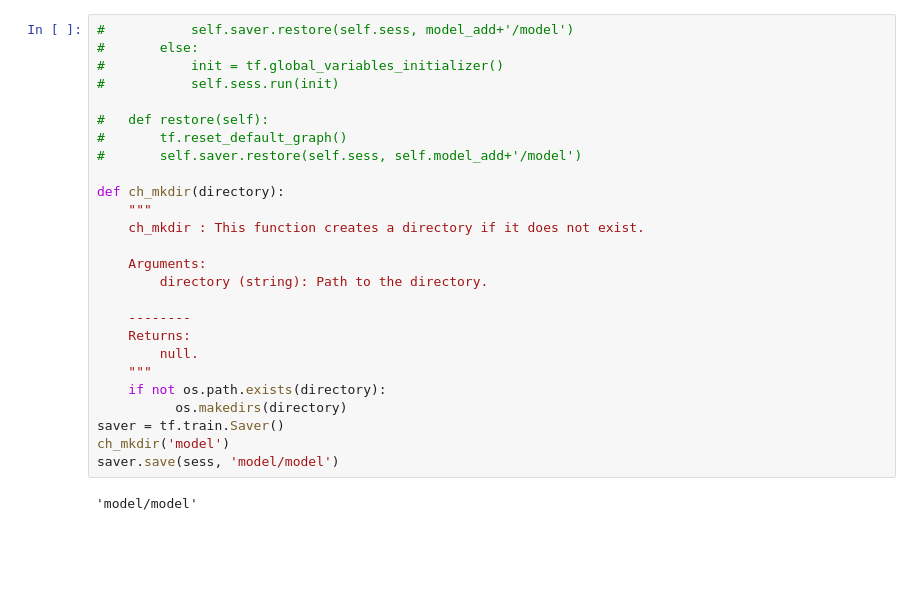
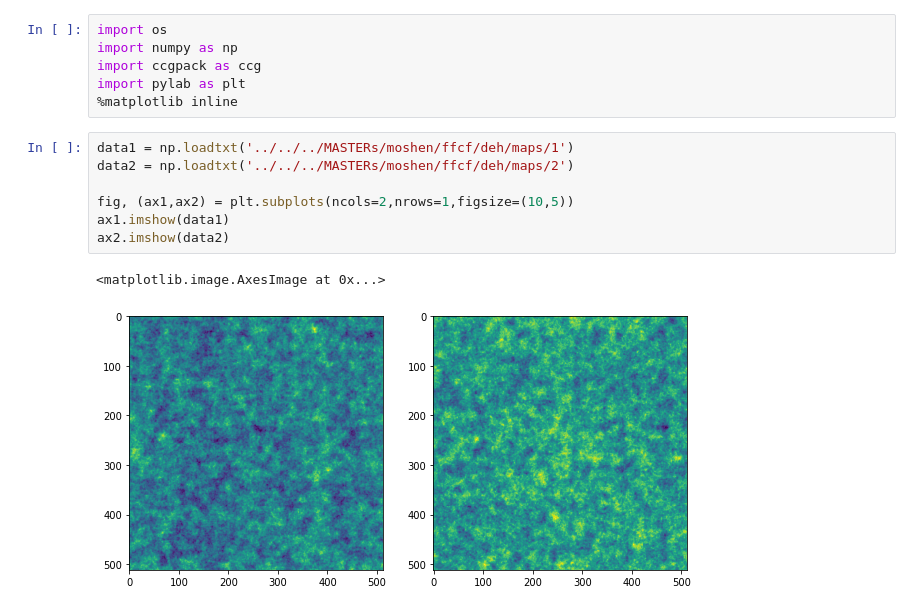
Before and after one commit to vafaei-ar/ccgpack, a Jupyter notebook: notebooks/sample.ipynb, the cells around one changed output. Cells and saved outputs as stored; diff of their text form; blank space fills up the shorter version.

```diff
--- a/notebooks/sample.ipynb
+++ b/notebooks/sample.ipynb
@@ -246,28 +1,16 @@ plt.imshow(my_i[:,:,0])
-# %%
-# 			self.saver.restore(self.sess, model_add+'/model')
-# 		else:
-# 			init = tf.global_variables_initializer()
-# 			self.sess.run(init)
-
-# 	def restore(self):
-# 		tf.reset_default_graph()
-# 		self.saver.restore(self.sess, self.model_add+'/model')
-
-def ch_mkdir(directory):
-    """
-    ch_mkdir : This function creates a directory if it does not exist.
-
-    Arguments:
-        directory (string): Path to the directory.
-
-    --------
-    Returns:
-        null.
-    """
-    if not os.path.exists(directory):
-          os.makedirs(directory)
-saver = tf.train.Saver()
-ch_mkdir('model')
-saver.save(sess, 'model/model')
-# %% [output]
-'model/model'
+# %%
+import os
+import numpy as np
+import ccgpack as ccg
+import pylab as plt
+%matplotlib inline
+# %%
+data1 = np.loadtxt('../../../MASTERs/moshen/ffcf/deh/maps/1')
+data2 = np.loadtxt('../../../MASTERs/moshen/ffcf/deh/maps/2')
+
+fig, (ax1,ax2) = plt.subplots(ncols=2,nrows=1,figsize=(10,5))
+ax1.imshow(data1)
+ax2.imshow(data2)
+# %% [output]
+<matplotlib.image.AxesImage at 0x...>
+[figure, added]
```
Also changed, not shown: parts of 9 cells of this notebook, 2 other files.
